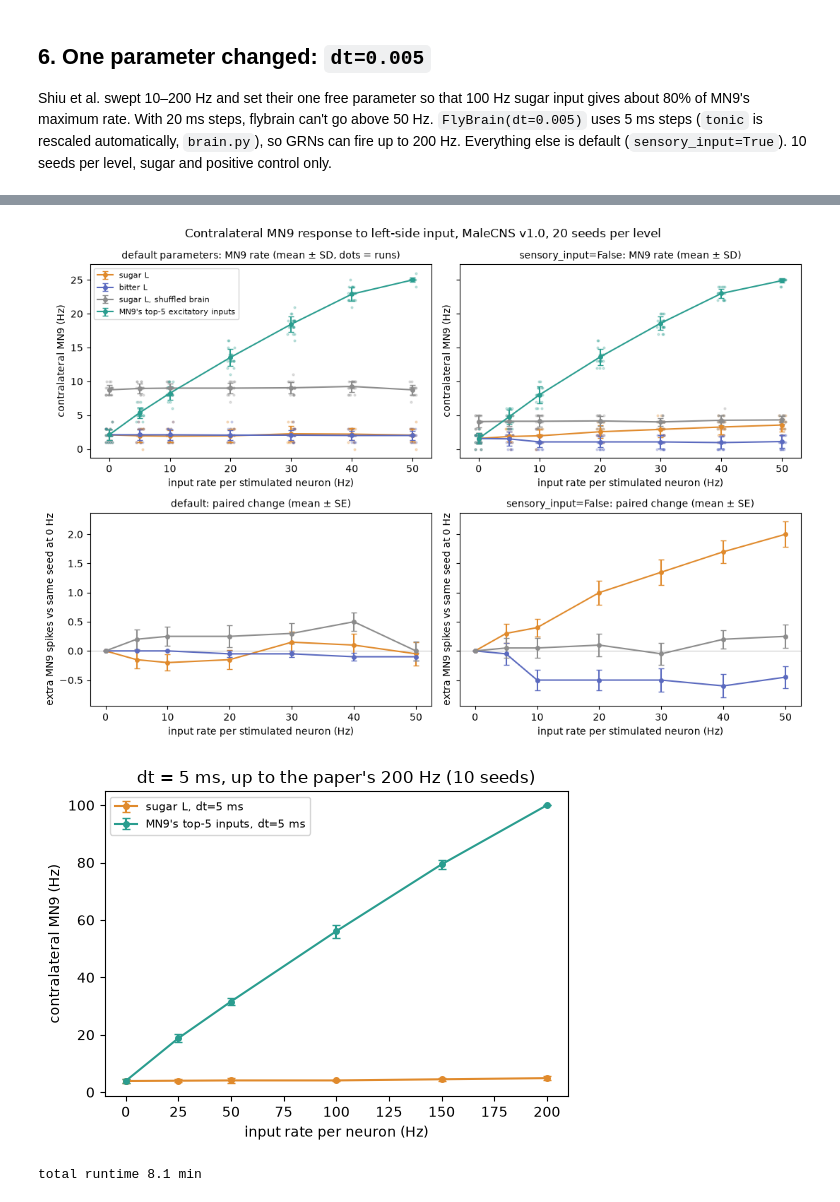
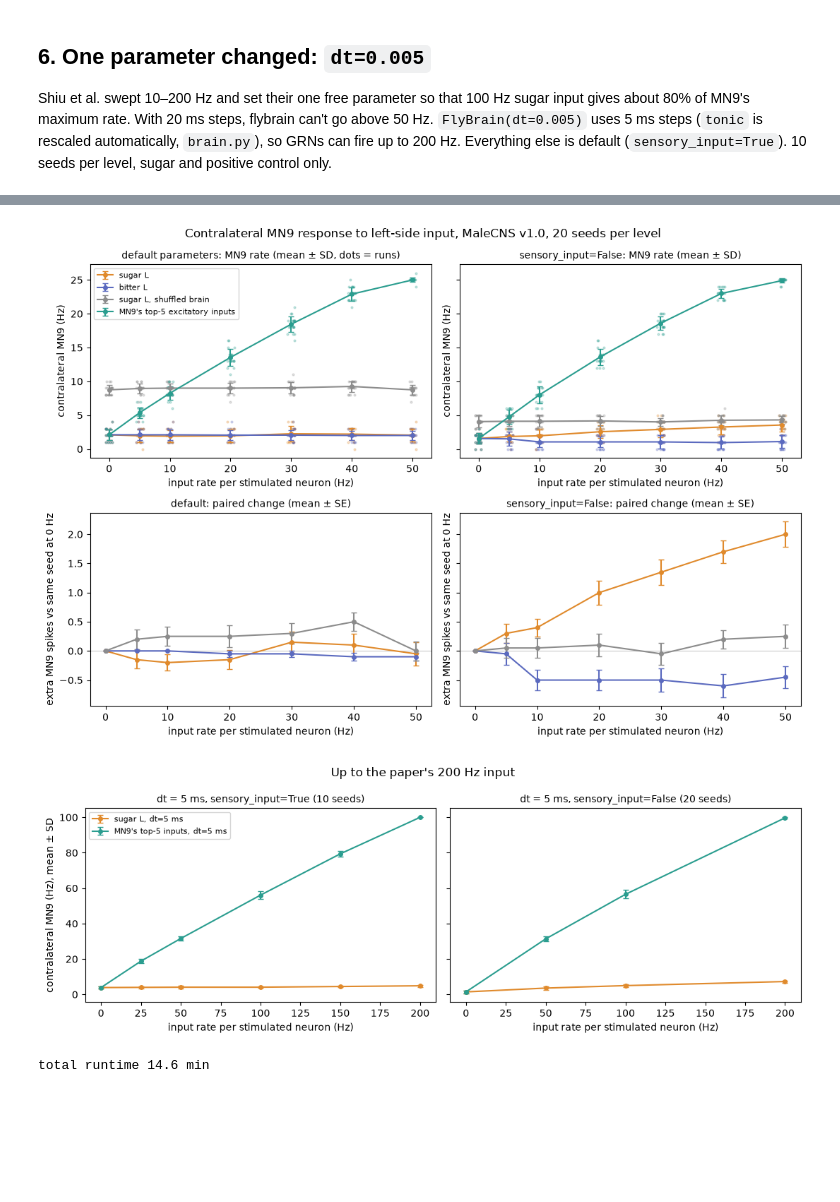
Before and after one commit to alextitonis/fly.ai, a Jupyter notebook: notebooks/sugar_feeding.ipynb, the cells around one changed output, grey strips where cells are left out. Drawn from its saved outputs; the diff is of its cells as text; code cells hidden in the pictures; blank space fills up the shorter version.

Commit message:
notebooks: address review on #65 (shuffle at 40 Hz, Holm/BH, dt=5 ms with sensory_input=False, verified downloads)
Co-Authored-By: Claude Opus 5.5 <noreply@anthropic.com>

```diff
--- a/notebooks/sugar_feeding.ipynb
+++ b/notebooks/sugar_feeding.ipynb
@@ -525,0 +587,21 @@ MN9's top-5 inputs, dt=5 ms        200            200.0                 100.0 0.
+# %%
+t = time.time()
+brain_nsdt = FlyBrain(device="cpu", seed=0, sensory_input=False, dt=0.005)
+RATES_NSDT = [0, 50, 100, 200]
+base_nsdt = sweep(brain_nsdt, np.array([], np.int64), "zero input", rates=[0])
+sug_nsdt = sweep(brain_nsdt, sugar["L"], "sugar L, dt=5 ms", rates=RATES_NSDT, baseline=base_nsdt)
+pos_nsdt = sweep(brain_nsdt, pre_mn9, "MN9's top-5 inputs, dt=5 ms", rates=RATES_NSDT, baseline=base_nsdt)
+del brain_nsdt
+print(f"{time.time() - t:.0f} s")
+show(sug_nsdt)
+print()
+show(pos_nsdt)
+
+rest = base_nsdt.mn9_contra.mean()
+sugar100 = sug_nsdt[sug_nsdt.rate == 100].mn9_contra.mean()
+pos_max = pos_nsdt.groupby("rate").mn9_contra.mean().max()
+FRACTION = sugar100 / pos_max
+FRACTION_ABOVE_REST = (sugar100 - rest) / (pos_max - rest)
+print(f"\nMN9 at rest {rest:.2f} Hz; at 100 Hz sugar {sugar100:.2f} Hz; positive-control maximum {pos_max:.2f} Hz")
+print(f"100 Hz sugar as a fraction of the positive-control maximum: {FRACTION:.3f} "
+      f"(above rest: {FRACTION_ABOVE_REST:.3f}); Shiu et al. calibration point: ~0.8")
@@ -605,45 +812,49 @@ def panel(ax, dfs, title, paired=False):
             y = df.mn9_contra.to_numpy()
         g = pd.Series(y).groupby(df.rate.to_numpy())
         m = g.mean()
         err = g.std(ddof=1) / np.sqrt(g.size()) if paired else g.std(ddof=1)
         ax.errorbar(m.index, m, yerr=err, marker="o", ms=4, capsize=3, color=color, label=label)
         if not paired:
             jitter = (np.random.default_rng(0).random(len(df)) - 0.5) * 1.2
             ax.scatter(df.rate + jitter, y, s=4, color=color, alpha=0.25)
     if paired:
         ax.axhline(0, color="0.8", lw=0.8, zorder=0)
     ax.set_title(title, fontsize=10)
     ax.set_xlabel("input rate per stimulated neuron (Hz)")
     ax.set_ylabel("extra MN9 spikes vs same seed at 0 Hz" if paired else "contralateral MN9 (Hz)")
 
 
 fig, axes = plt.subplots(2, 2, figsize=(11, 7.5), sharey="row")
 panel(axes[0, 0], [sug, bit, sug_shuf, pos], "default parameters: MN9 rate (mean ± SD, dots = runs)")
 panel(axes[0, 1], [sug_ns, bit_ns, sug_shuf_ns, pos_ns], "sensory_input=False: MN9 rate (mean ± SD)")
 panel(axes[1, 0], [sug, bit, sug_shuf], "default: paired change (mean ± SE)", paired=True)
 panel(axes[1, 1], [sug_ns, bit_ns, sug_shuf_ns], "sensory_input=False: paired change (mean ± SE)", paired=True)
 axes[0, 0].legend(fontsize=8, loc="upper left")
 fig.suptitle(f"Contralateral MN9 response to left-side input, MaleCNS v1.0, {len(SEEDS)} seeds per level")
 fig.tight_layout()
-fig.savefig("sugar_feeding_mn9.png", dpi=120)
+fig.savefig(OUT / "sugar_feeding_mn9.png", dpi=120)
 plt.show()
 
-fig, ax = plt.subplots(figsize=(5.5, 4))
-for df, c in [(sug_dt, "#e08a2c"), (pos_dt, "#2a9d8f")]:
-    g = df.groupby("rate").mn9_contra
-    ax.errorbar(g.mean().index, g.mean(), yerr=g.std(ddof=1), marker="o", ms=4, capsize=3, color=c, label=df.input.iloc[-1])
-ax.set_xlabel("input rate per neuron (Hz)")
-ax.set_ylabel("contralateral MN9 (Hz)")
-ax.set_title("dt = 5 ms, up to the paper's 200 Hz (10 seeds)")
-ax.legend(fontsize=8)
+fig, axes = plt.subplots(1, 2, figsize=(11, 4), sharey=True)
+for ax, (a, b_, title) in zip(axes, [(sug_dt, pos_dt, "dt = 5 ms, sensory_input=True (10 seeds)"),
+                                    (sug_nsdt, pos_nsdt, "dt = 5 ms, sensory_input=False (20 seeds)")]):
+    for df, c in [(a, "#e08a2c"), (b_, "#2a9d8f")]:
+        g = df.groupby("rate").mn9_contra
+        ax.errorbar(g.mean().index, g.mean(), yerr=g.std(ddof=1), marker="o", ms=4, capsize=3, color=c,
+                    label=df.input.iloc[-1])
+    ax.set_xlabel("input rate per stimulated neuron (Hz)")
+    ax.set_title(title, fontsize=10)
+axes[0].set_ylabel("contralateral MN9 (Hz), mean ± SD")
+axes[0].legend(fontsize=8)
+fig.suptitle("Up to the paper's 200 Hz input")
 fig.tight_layout()
-fig.savefig("sugar_feeding_mn9_dt5ms.png", dpi=120)
+fig.savefig(OUT / "sugar_feeding_mn9_dt5ms.png", dpi=120)
 plt.show()
 print(f"total runtime {(time.time() - T0) / 60:.1f} min")
 # %% [output]
 [figure]
-[figure, old version]
+[figure, new version]
-total runtime 8.1 min
+total runtime 14.6 min
 # %% [markdown]
 ## Conclusions
 
```
Also changed, not shown: parts of 20 cells of this notebook, 3 other files.
